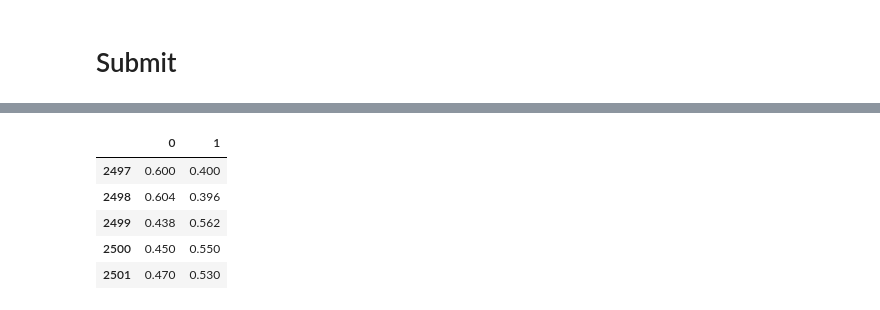
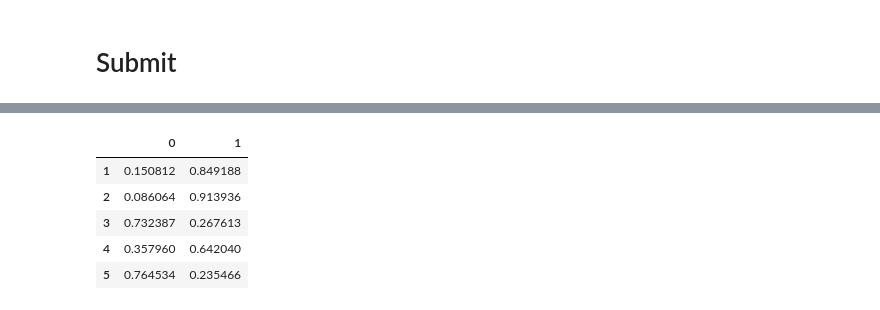
Before and after one commit to JihongL/Biological-Response, a Jupyter notebook: Bio-Response.ipynb, the cells around one changed output, grey strips where cells are left out. Saved outputs shown, nothing was run; the diff lists cells and outputs as text; code cells hidden in the pictures.

```diff
--- a/Bio-Response.ipynb
+++ b/Bio-Response.ipynb
@@ -312,0 +271,5 @@ test: 0.7238805970149254
+# %%
+forest.fit(train_X, train_y)
+lgbm.fit(train_X, train_y)
+xgbc.fit(train_X, train_y)
+grbc.fit(train_X, train_y)
@@ -314,5 +318,3 @@ test: 0.7238805970149254
 # Submit
 # %%
 test = pd.read_csv('data/test.csv')
-# %%
-opt_pca.fit(test)
@@ -322,18 +348,18 @@ PCA(copy=True, iterated_power='auto', n_components=242, random_state=None,
 # %%
 test = opt_pca.transform(test)
 # %%
-pred1 = forest.predict_proba(test)
+pred1 = lgbm.predict_proba(test)
 # %%
-submit = pd.DataFrame(pred1, columns=xgbc.classes_)
+submit = pd.DataFrame(pred1, columns=lgbm.classes_)
 # %%
 submit.index += 1
 # %%
-submit.tail()
+submit.head()
 # %% [output]
 |  | 0 | 1 |
-| 2497 | 0.600 | 0.400 |
-| 2498 | 0.604 | 0.396 |
-| 2499 | 0.438 | 0.562 |
-| 2500 | 0.450 | 0.550 |
-| 2501 | 0.470 | 0.530 |
+| 1 | 0.150812 | 0.849188 |
+| 2 | 0.086064 | 0.913936 |
+| 3 | 0.732387 | 0.267613 |
+| 4 | 0.357960 | 0.642040 |
+| 5 | 0.764534 | 0.235466 |
 # %%
```
Also changed, not shown: parts of 77 cells of this notebook.
